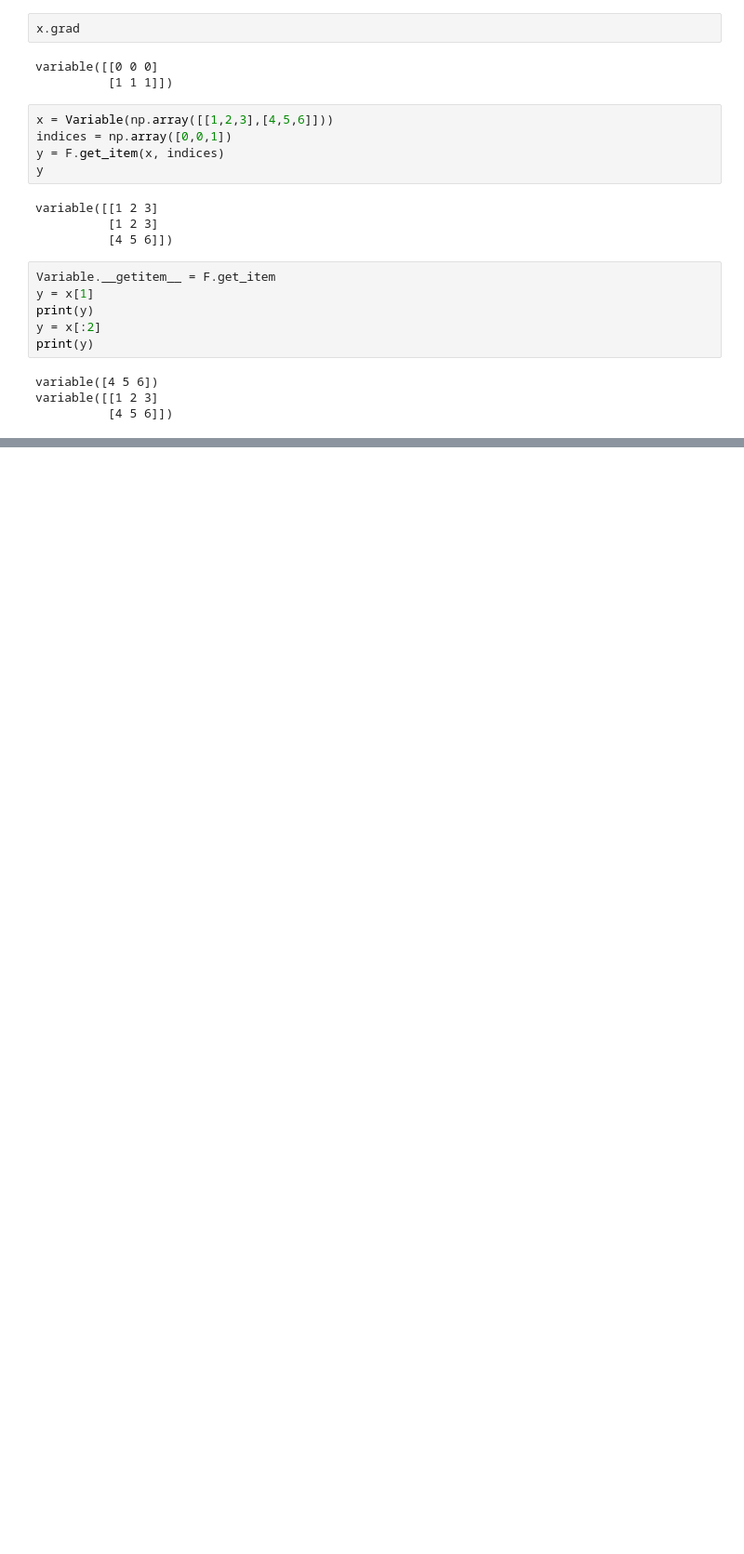
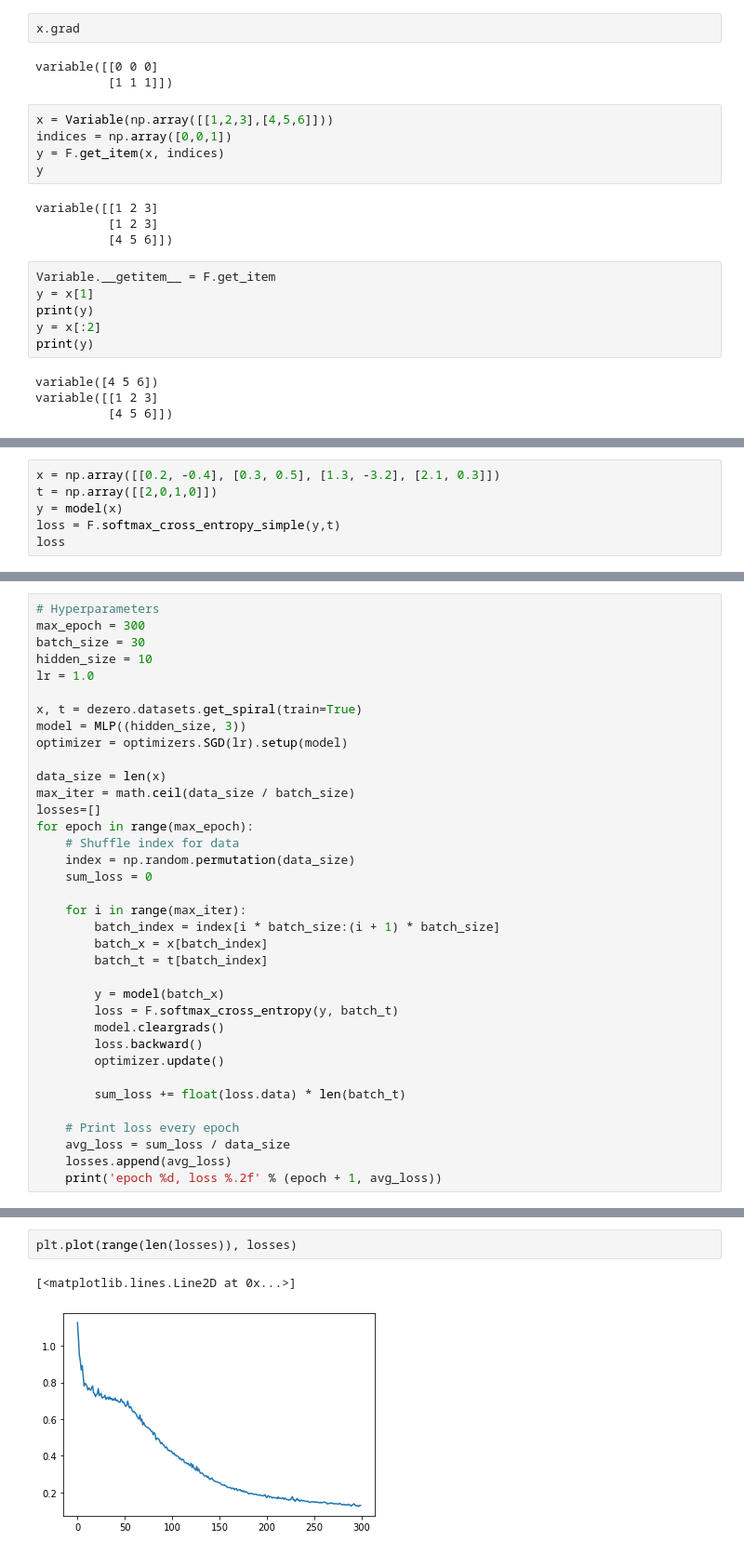
Before and after one commit to N-Eiki/sandbox, a Jupyter notebook: book/dezero/stage4.ipynb, the cells around one changed output, grey strips where cells are left out. Shown at 93% size. Drawn from its saved outputs; the diff is of its cells as text; blank space fills up the shorter version.

```diff
--- a/book/dezero/stage4.ipynb
+++ b/book/dezero/stage4.ipynb
@@ -774,0 +820,6 @@ variable([[1 2 3]
+# %%
+x = np.array([[0.2, -0.4], [0.3, 0.5], [1.3, -3.2], [2.1, 0.3]])
+t = np.array([[2,0,1,0]])
+y = model(x)
+loss = F.softmax_cross_entropy_simple(y,t)
+loss
@@ -774,0 +857,36 @@ variable([[1 2 3]
+# %%
+# Hyperparameters
+max_epoch = 300
+batch_size = 30
+hidden_size = 10
+lr = 1.0
+
+x, t = dezero.datasets.get_spiral(train=True)
+model = MLP((hidden_size, 3))
+optimizer = optimizers.SGD(lr).setup(model)
+
+data_size = len(x)
+max_iter = math.ceil(data_size / batch_size)
+losses=[]
+for epoch in range(max_epoch):
+    # Shuffle index for data
+    index = np.random.permutation(data_size)
+    sum_loss = 0
+
+    for i in range(max_iter):
+        batch_index = index[i * batch_size:(i + 1) * batch_size]
+        batch_x = x[batch_index]
+        batch_t = t[batch_index]
+
+        y = model(batch_x)
+        loss = F.softmax_cross_entropy(y, batch_t)
+        model.cleargrads()
+        loss.backward()
+        optimizer.update()
+
+        sum_loss += float(loss.data) * len(batch_t)
+
+    # Print loss every epoch
+    avg_loss = sum_loss / data_size
+    losses.append(avg_loss)
+    print('epoch %d, loss %.2f' % (epoch + 1, avg_loss))
@@ -774,0 +911,5 @@ variable([[1 2 3]
+# %%
+plt.plot(range(len(losses)), losses)
+# %% [output]
+[<matplotlib.lines.Line2D at 0x...>]
+[figure, added]
```
Also changed, not shown: parts of 28 cells of this notebook.
